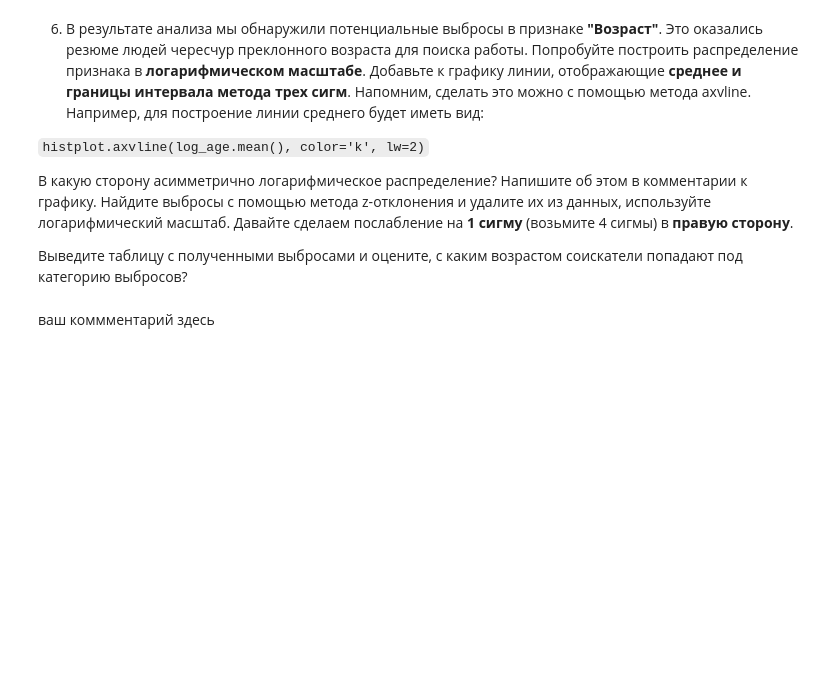
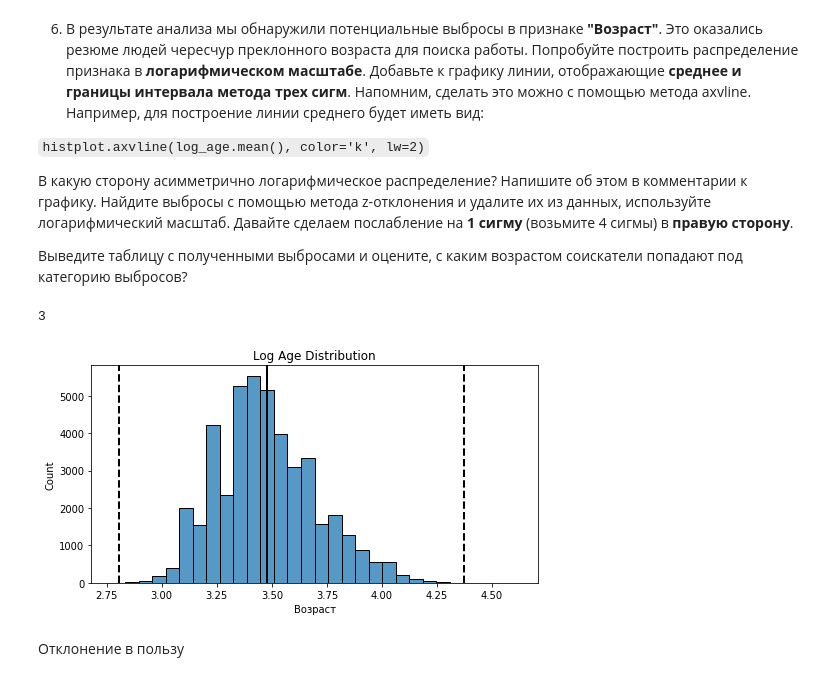
Before and after one commit to SegaGLm/skill_factory_ds, a Jupyter notebook: project_1/Project_1.ipynb, the cells around one changed output. Drawn from its saved outputs; the diff is of its cells as text; code cells hidden in the pictures; blank space fills up the shorter version.

```diff
--- a/project_1/Project_1.ipynb
+++ b/project_1/Project_1.ipynb
@@ -469,4 +672,6 @@ None
 # %% [markdown]
 1. Начнем с дубликатов в наших данных. Найдите **полные дубликаты** в таблице с резюме и удалите их.
 # %%
-# ваш код здесь
+duplicates = data_hh_work[data_hh_work.duplicated(subset=data_hh_work.columns)]
+data_hh_work = data_hh_work.drop_duplicates()
+print(duplicates.shape[0])
@@ -477,4 +690,7 @@ None
 # %% [markdown]
 3. Итак, у нас есть пропуски в 3ех столбцах: **"Опыт работы (месяц)"**, **"Последнее/нынешнее место работы"**, **"Последняя/нынешняя должность"**. Поступим следующим образом: удалите строки, где есть пропуск в столбцах с местом работы и должностью. Пропуски в столбце с опытом работы заполните **медианным** значением.
 # %%
-# ваш код здесь
+data_hh_work = data_hh_work.dropna(subset=['Последнее/нынешнее место работы', 'Последняя/нынешняя должность'])
+data_hh_work['Опыт работы (месяц)'] = data_hh_work['Опыт работы (месяц)'].\
+    fillna(data_hh_work['Опыт работы (месяц)'].median())
+print(round(data_hh_work['Опыт работы (месяц)'].mean()))
@@ -481,4 +699,6 @@ None
 # %% [markdown]
 4. Мы добрались до ликвидации выбросов. Сначала очистим данные вручную. Удалите резюме, в которых указана заработная плата либо выше 1 млн. рублей, либо ниже 1 тыс. рублей.
 # %%
-# ваш код здесь
+drop_resume = data_hh_work[(data_hh_work['желаемая ЗП'] > 1e6) | (data_hh_work['желаемая ЗП'] < 1e3)]
+data_hh_work = data_hh_work.drop(drop_resume.index)
+print(drop_resume.shape[0])
@@ -485,4 +707,6 @@ None
 # %% [markdown]
 5. В процессе разведывательного анализа мы обнаружили резюме, в которых **опыт работы в годах превышал возраст соискателя**. Найдите такие резюме и удалите их из данных
 # %%
-# ваш код здесь
+drop_age = data_hh_work[data_hh_work['Опыт работы (месяц)']/12 >= data_hh_work['Возраст']]
+data_hh_work = data_hh_work.drop(drop_age.index)
+print(drop_age.shape[0])
@@ -496,6 +722,30 @@ None
 
 Выведите таблицу с полученными выбросами и оцените, с каким возрастом соискатели попадают под категорию выбросов?
 # %%
-# ваш код здесь
+fig, ax = plt.subplots(1, 1, figsize=(8, 4))
+log_age = np.log(data_hh_work['Возраст'] + 1)
+histplot = sns.histplot(log_age, bins=30, ax=ax)
+histplot.axvline(log_age.mean(), color='k', lw=2)
+histplot.axvline(log_age.mean()+ 4 *log_age.std(), color='k', ls='--', lw=2)
+histplot.axvline(log_age.mean()- 3 *log_age.std(), color='k', ls='--', lw=2)
+histplot.set_title('Log Age Distribution');
+
+def outliers_z_score_mod(data_hh_work, feature, left=3, right=3, log_scale=False):
+    if log_scale:
+        x = np.log(data_hh_work[feature]+1)
+    else:
+        x = data_hh_work[feature]
+    mu = x.mean()
+    sigma = x.std()
+    lower_bound = mu - left * sigma
+    upper_bound = mu + right * sigma
+    outliers = data_hh_work[(x < lower_bound) | (x > upper_bound)]
+    cleaned = data_hh_work[(x > lower_bound) & (x < upper_bound)]
+    return outliers, cleaned
+outliers, data_hh_work = outliers_z_score_mod(data_hh_work, 'Возраст', left=3,  right=4, log_scale=True)
+print(outliers.shape[0])
+# %% [output]
+3
+[figure, added]
 # %% [markdown]
-ваш коммментарий здесь
+Отклонение в пользу
```
Also changed, not shown: parts of 26 cells of this notebook.
